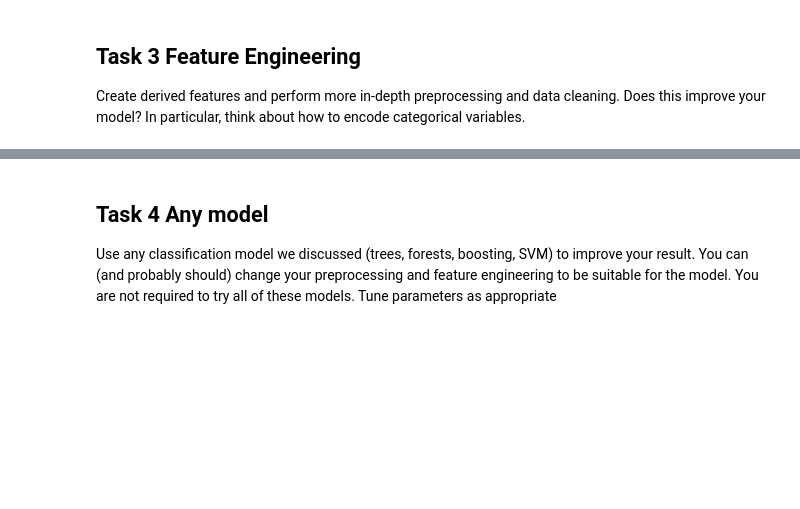
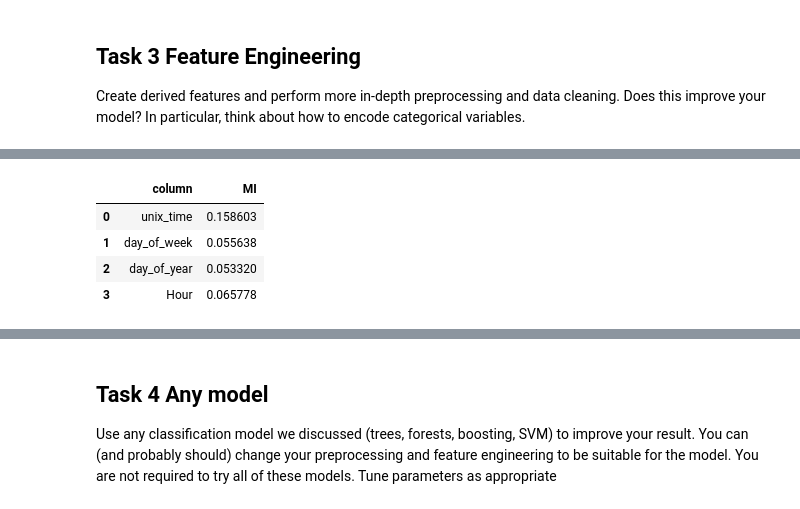
Before and after one commit to Matt88Ac/AdvancedML_Assignment2, a Jupyter notebook: Advanced Machine Learning - HW #2.ipynb, the cells around one changed output, grey strips where cells are left out. Drawn from its saved outputs; the diff is of its cells as text; code cells hidden in the pictures; blank space fills up the shorter version.

```diff
--- a/Advanced Machine Learning - HW #2.ipynb
+++ b/Advanced Machine Learning - HW #2.ipynb
@@ -592,0 +613,13 @@ temp_df = None
+# %%
+scores = SelectKBest(mutual_info_classif, k='all')
+scores.fit(tester, y_train_new)
+temp_df = pd.DataFrame()
+temp_df['column'] = tester.columns
+temp_df['MI'] = scores.scores_
+temp_df
+# %% [output]
+|  | column | MI |
+| 0 | unix_time | 0.158603 |
+| 1 | day_of_week | 0.055638 |
+| 2 | day_of_year | 0.053320 |
+| 3 | Hour | 0.065778 |
```
Also changed, not shown: parts of 8 cells of this notebook.
